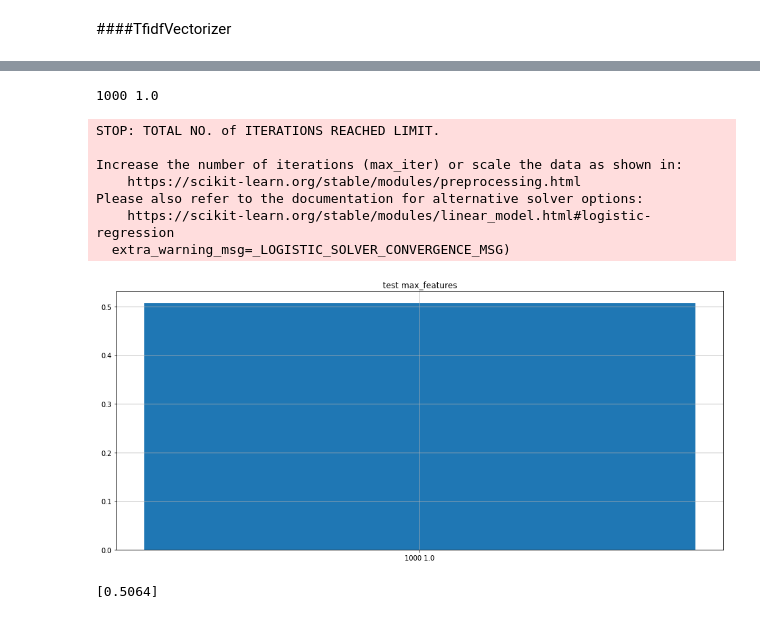
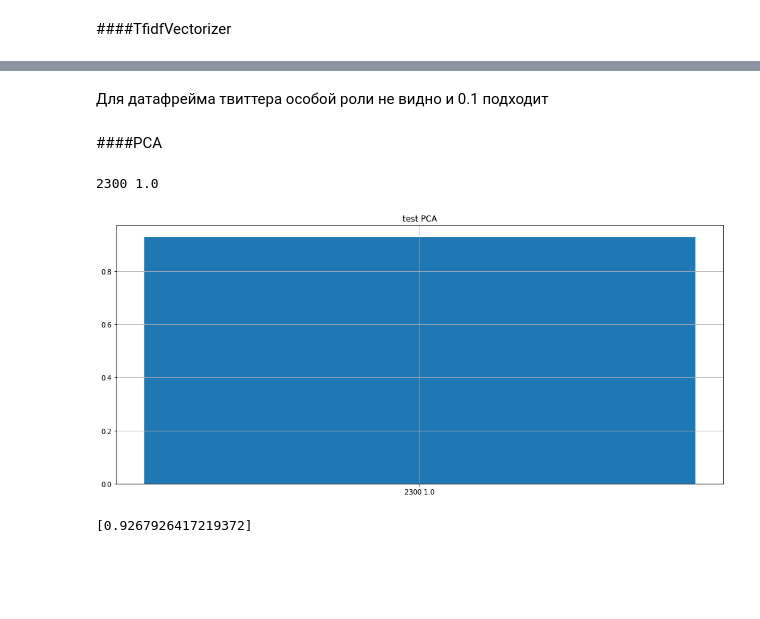
Before and after one commit to djo1006/Introduction-to-Natural-Language-Processing, a Jupyter notebook: hw_les_2/hw_les_2.ipynb, the cells around one changed output, grey strips where cells are left out. Cells and saved outputs as stored; diff of their text form; code cells hidden in the pictures; blank space fills up the shorter version.

```diff
--- a/hw_les_2/hw_les_2.ipynb
+++ b/hw_les_2/hw_les_2.ipynb
@@ -379,16 +339,13 @@ test_params(params, 'test max_df', True)
+# %% [markdown]
+Для датафрейма твиттера особой роли не видно и 0.1 подходит
+# %% [markdown]
+####PCA
 # %%
-params_dict = {'param_max_features': [1000],
+params_dict = {'param_max_features': [2300],
                 'param_max_df': [1.0]}
 params = pd.DataFrame(data=params_dict)
-test_params(params, 'test max_features', False, True)
+test_params(params, 'test PCA', False, True)
 # %% [output]
-1000 1.0
+2300 1.0
+[figure, new version]
-STOP: TOTAL NO. of ITERATIONS REACHED LIMIT.
-
-Increase the number of iterations (max_iter) or scale the data as shown in:
-    https://scikit-learn.org/stable/modules/preprocessing.html
-Please also refer to the documentation for alternative solver options:
-    https://scikit-learn.org/stable/modules/linear_model.html#logistic-regression
-  extra_warning_msg=_LOGISTIC_SOLVER_CONVERGENCE_MSG)
+[0.9267926417219372]
-[figure, old version]
-[0.5064]
```
Also changed, not shown: parts of 15 cells of this notebook.
